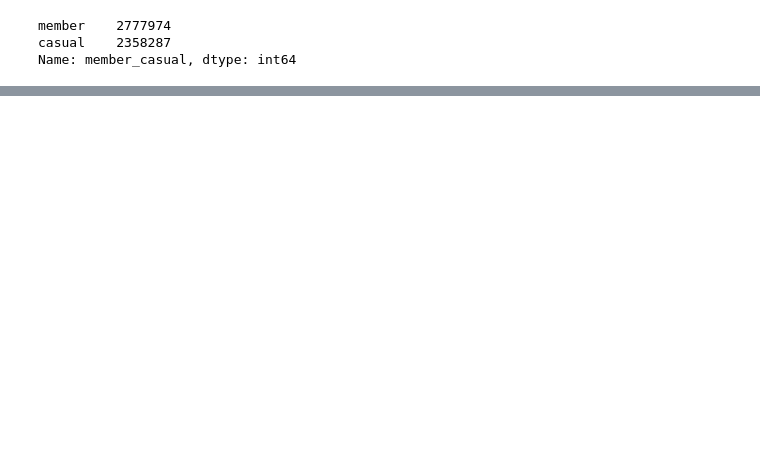
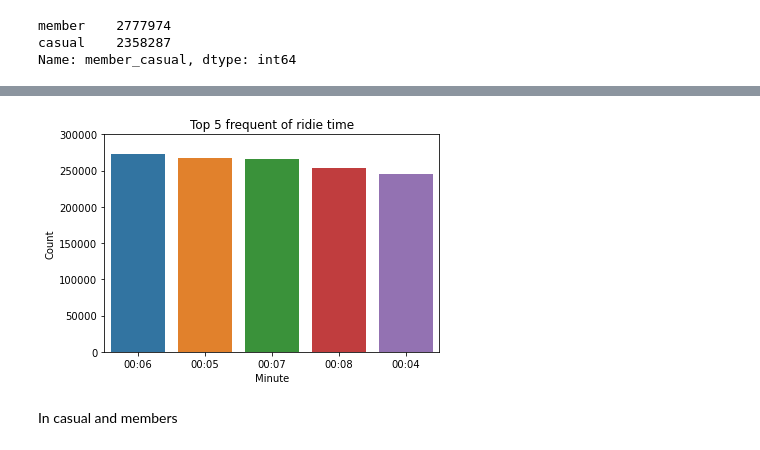
Before and after one commit to slothpunch/Coursera, a Jupyter notebook: Google DA Certificate/Case Study 1/Case Study 1.ipynb, the cells around one changed output, grey strips where cells are left out. Drawn from its saved outputs; the diff is of its cells as text; code cells hidden in the pictures; blank space fills up the shorter version.

```diff
--- a/Google DA Certificate/Case Study 1/Case Study 1.ipynb
+++ b/Google DA Certificate/Case Study 1/Case Study 1.ipynb
@@ -514,0 +633,12 @@ The number of rides for users by day_of_week:
+# %%
+rt_top_5 = pd.to_datetime(df.riding_time_hm_int).astype(str).str[11:16].value_counts().head()
+rt_top_5 = pd.DataFrame(rt_top_5).reset_index().rename(columns= {'index' : 'time', 'riding_time_hm_int' : 'count'})
+# %%
+chart = sns.barplot(data= rt_top_5, x = 'time', y = 'count')
+chart.set_title('Top 5 frequent of ride time')
+chart.set(xlabel = 'Minute', ylabel = 'Count', ylim = (0, 300000))
+plt.show()
+# %% [output]
+[figure, added]
+# %% [markdown]
+In casual and members
```
Also changed, not shown: parts of 81 cells of this notebook.
